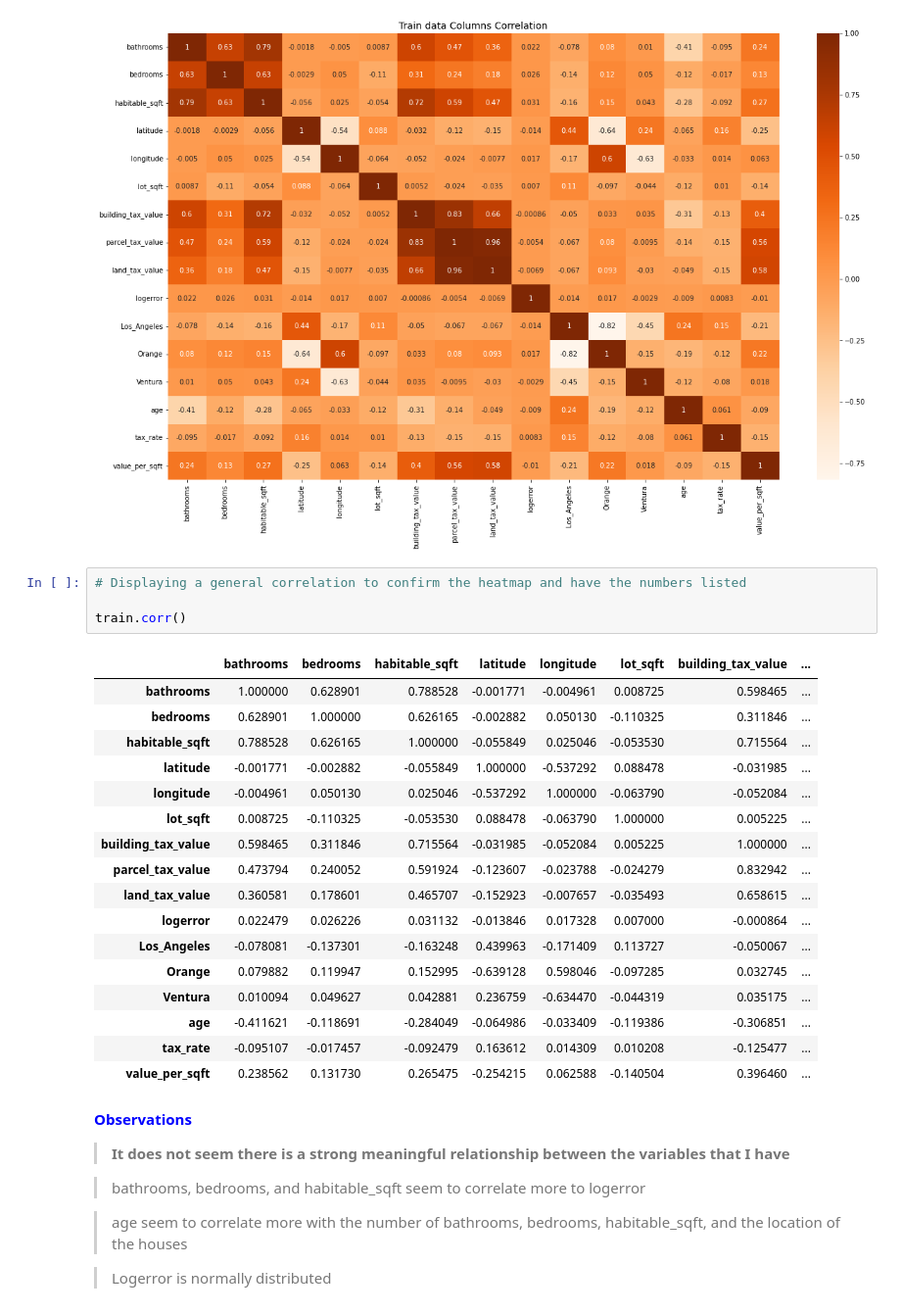
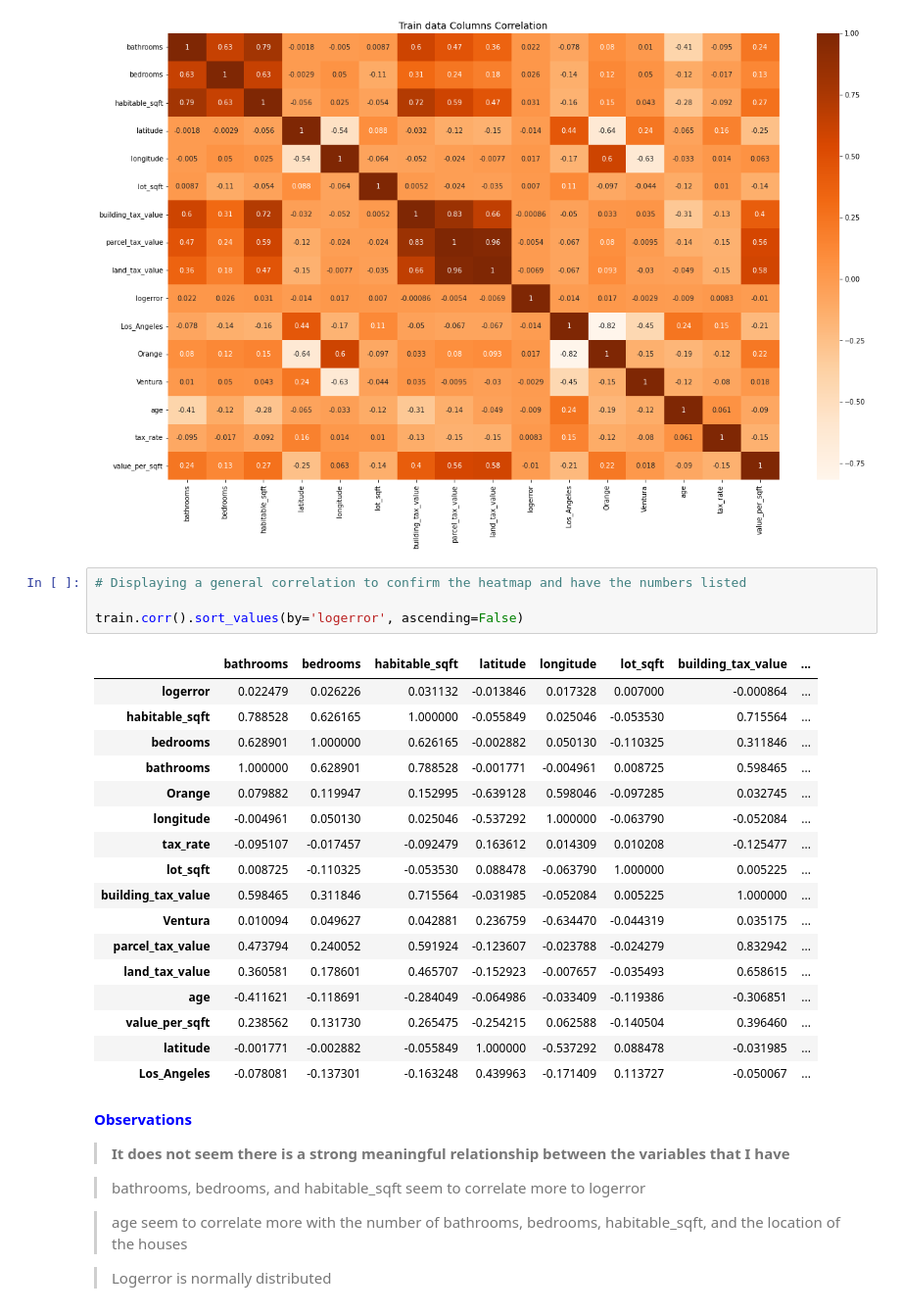
Before and after one commit to Severina7/clustering_project_zillow, a Jupyter notebook: clustering_project.ipynb, the cells around one changed output. Shown at 98% size. Saved outputs shown, nothing was run; the diff lists cells and outputs as text.

```diff
--- a/clustering_project.ipynb
+++ b/clustering_project.ipynb
@@ -433,25 +471,25 @@ plt.show()
 # %%
 # Displaying a general correlation to confirm the heatmap and have the numbers listed
 
-train.corr()
+train.corr().sort_values(by='logerror', ascending=False)
 # %% [output]
 |  | bathrooms | bedrooms | habitable_sqft | latitude | longitude | lot_sqft | building_tax_value | ... |
+| logerror | 0.022479 | 0.026226 | 0.031132 | -0.013846 | 0.017328 | 0.007000 | -0.000864 | ... |
+| habitable_sqft | 0.788528 | 0.626165 | 1.000000 | -0.055849 | 0.025046 | -0.053530 | 0.715564 | ... |
+| bedrooms | 0.628901 | 1.000000 | 0.626165 | -0.002882 | 0.050130 | -0.110325 | 0.311846 | ... |
 | bathrooms | 1.000000 | 0.628901 | 0.788528 | -0.001771 | -0.004961 | 0.008725 | 0.598465 | ... |
-| bedrooms | 0.628901 | 1.000000 | 0.626165 | -0.002882 | 0.050130 | -0.110325 | 0.311846 | ... |
-| habitable_sqft | 0.788528 | 0.626165 | 1.000000 | -0.055849 | 0.025046 | -0.053530 | 0.715564 | ... |
-| latitude | -0.001771 | -0.002882 | -0.055849 | 1.000000 | -0.537292 | 0.088478 | -0.031985 | ... |
+| Orange | 0.079882 | 0.119947 | 0.152995 | -0.639128 | 0.598046 | -0.097285 | 0.032745 | ... |
 | longitude | -0.004961 | 0.050130 | 0.025046 | -0.537292 | 1.000000 | -0.063790 | -0.052084 | ... |
+| tax_rate | -0.095107 | -0.017457 | -0.092479 | 0.163612 | 0.014309 | 0.010208 | -0.125477 | ... |
 | lot_sqft | 0.008725 | -0.110325 | -0.053530 | 0.088478 | -0.063790 | 1.000000 | 0.005225 | ... |
 | building_tax_value | 0.598465 | 0.311846 | 0.715564 | -0.031985 | -0.052084 | 0.005225 | 1.000000 | ... |
+| Ventura | 0.010094 | 0.049627 | 0.042881 | 0.236759 | -0.634470 | -0.044319 | 0.035175 | ... |
 | parcel_tax_value | 0.473794 | 0.240052 | 0.591924 | -0.123607 | -0.023788 | -0.024279 | 0.832942 | ... |
 | land_tax_value | 0.360581 | 0.178601 | 0.465707 | -0.152923 | -0.007657 | -0.035493 | 0.658615 | ... |
-| logerror | 0.022479 | 0.026226 | 0.031132 | -0.013846 | 0.017328 | 0.007000 | -0.000864 | ... |
+| age | -0.411621 | -0.118691 | -0.284049 | -0.064986 | -0.033409 | -0.119386 | -0.306851 | ... |
+| value_per_sqft | 0.238562 | 0.131730 | 0.265475 | -0.254215 | 0.062588 | -0.140504 | 0.396460 | ... |
+| latitude | -0.001771 | -0.002882 | -0.055849 | 1.000000 | -0.537292 | 0.088478 | -0.031985 | ... |
 | Los_Angeles | -0.078081 | -0.137301 | -0.163248 | 0.439963 | -0.171409 | 0.113727 | -0.050067 | ... |
-| Orange | 0.079882 | 0.119947 | 0.152995 | -0.639128 | 0.598046 | -0.097285 | 0.032745 | ... |
-| Ventura | 0.010094 | 0.049627 | 0.042881 | 0.236759 | -0.634470 | -0.044319 | 0.035175 | ... |
-| age | -0.411621 | -0.118691 | -0.284049 | -0.064986 | -0.033409 | -0.119386 | -0.306851 | ... |
-| tax_rate | -0.095107 | -0.017457 | -0.092479 | 0.163612 | 0.014309 | 0.010208 | -0.125477 | ... |
-| value_per_sqft | 0.238562 | 0.131730 | 0.265475 | -0.254215 | 0.062588 | -0.140504 | 0.396460 | ... |
 # %% [markdown]
 **<font color = 'blue'>Observations</font>**
 >**It does not seem there is a strong meaningful relationship between the variables that I have**
```
Also changed, not shown: parts of 68 cells of this notebook, 4 other files.
